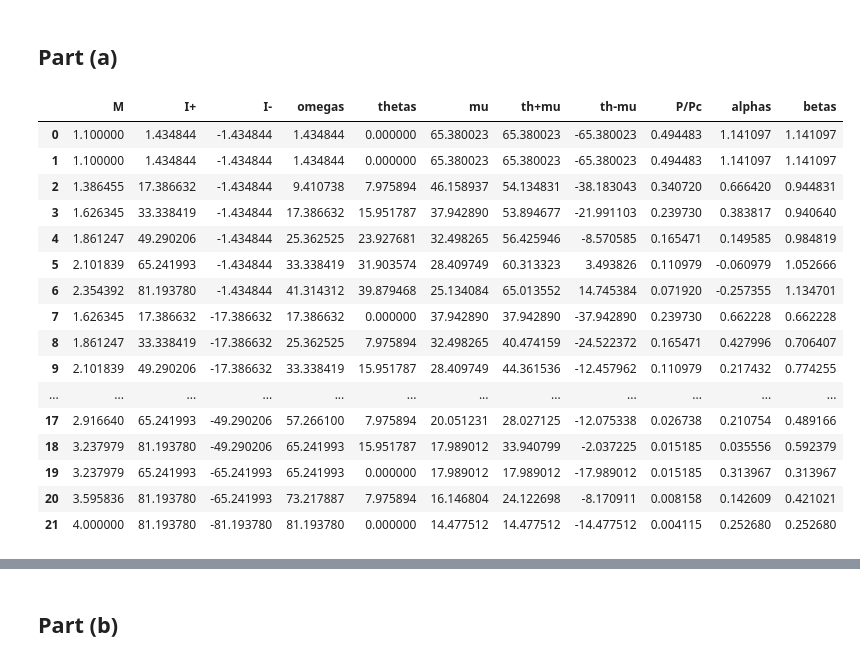
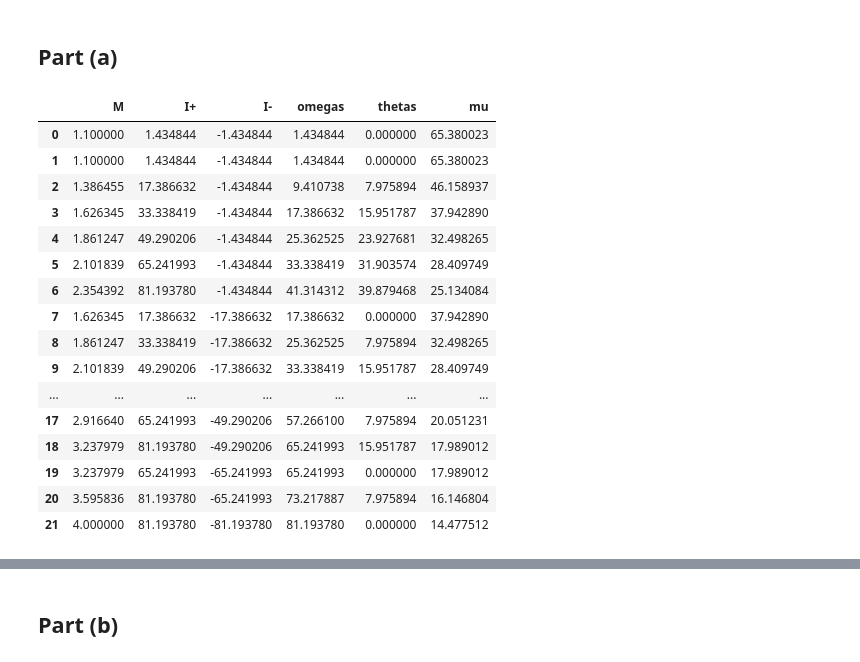
Before and after one commit to norheim/rocketscience, a Jupyter notebook: hw4.ipynb, the cells around one changed output, grey strips where cells are left out. Cells and saved outputs as stored; diff of their text form; code cells hidden in the pictures.

```diff
--- a/hw4.ipynb
+++ b/hw4.ipynb
@@ -63,22 +63,22 @@ table["P/Pc"] = table["M"].apply(lambda M: (1+(g-1)/2*M**2)**(-g/(g-1)))
 table["alphas"] = -np.radians(table["th-mu"])
 table["betas"] = np.radians(table["th+mu"])
 # %%
-table[["M", "I+", "I-", "omegas", "thetas", "mu", "th+mu", "th-mu", "P/Pc", "alphas", "betas"]]
+table[["M", "I+", "I-", "omegas", "thetas", "mu"]]
 # %% [output]
-|  | M | I+ | I- | omegas | thetas | mu | th+mu | th-mu | P/Pc | alphas | betas |
-| 0 | 1.100000 | 1.434844 | -1.434844 | 1.434844 | 0.000000 | 65.380023 | 65.380023 | -65.380023 | 0.494483 | 1.141097 | 1.141097 |
-| 1 | 1.100000 | 1.434844 | -1.434844 | 1.434844 | 0.000000 | 65.380023 | 65.380023 | -65.380023 | 0.494483 | 1.141097 | 1.141097 |
-| 2 | 1.386455 | 17.386632 | -1.434844 | 9.410738 | 7.975894 | 46.158937 | 54.134831 | -38.183043 | 0.340720 | 0.666420 | 0.944831 |
-| 3 | 1.626345 | 33.338419 | -1.434844 | 17.386632 | 15.951787 | 37.942890 | 53.894677 | -21.991103 | 0.239730 | 0.383817 | 0.940640 |
-| 4 | 1.861247 | 49.290206 | -1.434844 | 25.362525 | 23.927681 | 32.498265 | 56.425946 | -8.570585 | 0.165471 | 0.149585 | 0.984819 |
-| 5 | 2.101839 | 65.241993 | -1.434844 | 33.338419 | 31.903574 | 28.409749 | 60.313323 | 3.493826 | 0.110979 | -0.060979 | 1.052666 |
-| 6 | 2.354392 | 81.193780 | -1.434844 | 41.314312 | 39.879468 | 25.134084 | 65.013552 | 14.745384 | 0.071920 | -0.257355 | 1.134701 |
-| 7 | 1.626345 | 17.386632 | -17.386632 | 17.386632 | 0.000000 | 37.942890 | 37.942890 | -37.942890 | 0.239730 | 0.662228 | 0.662228 |
-| 8 | 1.861247 | 33.338419 | -17.386632 | 25.362525 | 7.975894 | 32.498265 | 40.474159 | -24.522372 | 0.165471 | 0.427996 | 0.706407 |
-| 9 | 2.101839 | 49.290206 | -17.386632 | 33.338419 | 15.951787 | 28.409749 | 44.361536 | -12.457962 | 0.110979 | 0.217432 | 0.774255 |
-| ... | ... | ... | ... | ... | ... | ... | ... | ... | ... | ... | ... |
-| 17 | 2.916640 | 65.241993 | -49.290206 | 57.266100 | 7.975894 | 20.051231 | 28.027125 | -12.075338 | 0.026738 | 0.210754 | 0.489166 |
-| 18 | 3.237979 | 81.193780 | -49.290206 | 65.241993 | 15.951787 | 17.989012 | 33.940799 | -2.037225 | 0.015185 | 0.035556 | 0.592379 |
-| 19 | 3.237979 | 65.241993 | -65.241993 | 65.241993 | 0.000000 | 17.989012 | 17.989012 | -17.989012 | 0.015185 | 0.313967 | 0.313967 |
-| 20 | 3.595836 | 81.193780 | -65.241993 | 73.217887 | 7.975894 | 16.146804 | 24.122698 | -8.170911 | 0.008158 | 0.142609 | 0.421021 |
-| 21 | 4.000000 | 81.193780 | -81.193780 | 81.193780 | 0.000000 | 14.477512 | 14.477512 | -14.477512 | 0.004115 | 0.252680 | 0.252680 |
+|  | M | I+ | I- | omegas | thetas | mu |
+| 0 | 1.100000 | 1.434844 | -1.434844 | 1.434844 | 0.000000 | 65.380023 |
+| 1 | 1.100000 | 1.434844 | -1.434844 | 1.434844 | 0.000000 | 65.380023 |
+| 2 | 1.386455 | 17.386632 | -1.434844 | 9.410738 | 7.975894 | 46.158937 |
+| 3 | 1.626345 | 33.338419 | -1.434844 | 17.386632 | 15.951787 | 37.942890 |
+| 4 | 1.861247 | 49.290206 | -1.434844 | 25.362525 | 23.927681 | 32.498265 |
+| 5 | 2.101839 | 65.241993 | -1.434844 | 33.338419 | 31.903574 | 28.409749 |
+| 6 | 2.354392 | 81.193780 | -1.434844 | 41.314312 | 39.879468 | 25.134084 |
+| 7 | 1.626345 | 17.386632 | -17.386632 | 17.386632 | 0.000000 | 37.942890 |
+| 8 | 1.861247 | 33.338419 | -17.386632 | 25.362525 | 7.975894 | 32.498265 |
+| 9 | 2.101839 | 49.290206 | -17.386632 | 33.338419 | 15.951787 | 28.409749 |
+| ... | ... | ... | ... | ... | ... | ... |
+| 17 | 2.916640 | 65.241993 | -49.290206 | 57.266100 | 7.975894 | 20.051231 |
+| 18 | 3.237979 | 81.193780 | -49.290206 | 65.241993 | 15.951787 | 17.989012 |
+| 19 | 3.237979 | 65.241993 | -65.241993 | 65.241993 | 0.000000 | 17.989012 |
+| 20 | 3.595836 | 81.193780 | -65.241993 | 73.217887 | 7.975894 | 16.146804 |
+| 21 | 4.000000 | 81.193780 | -81.193780 | 81.193780 | 0.000000 | 14.477512 |
```
Also changed, not shown: parts of 19 cells of this notebook.
